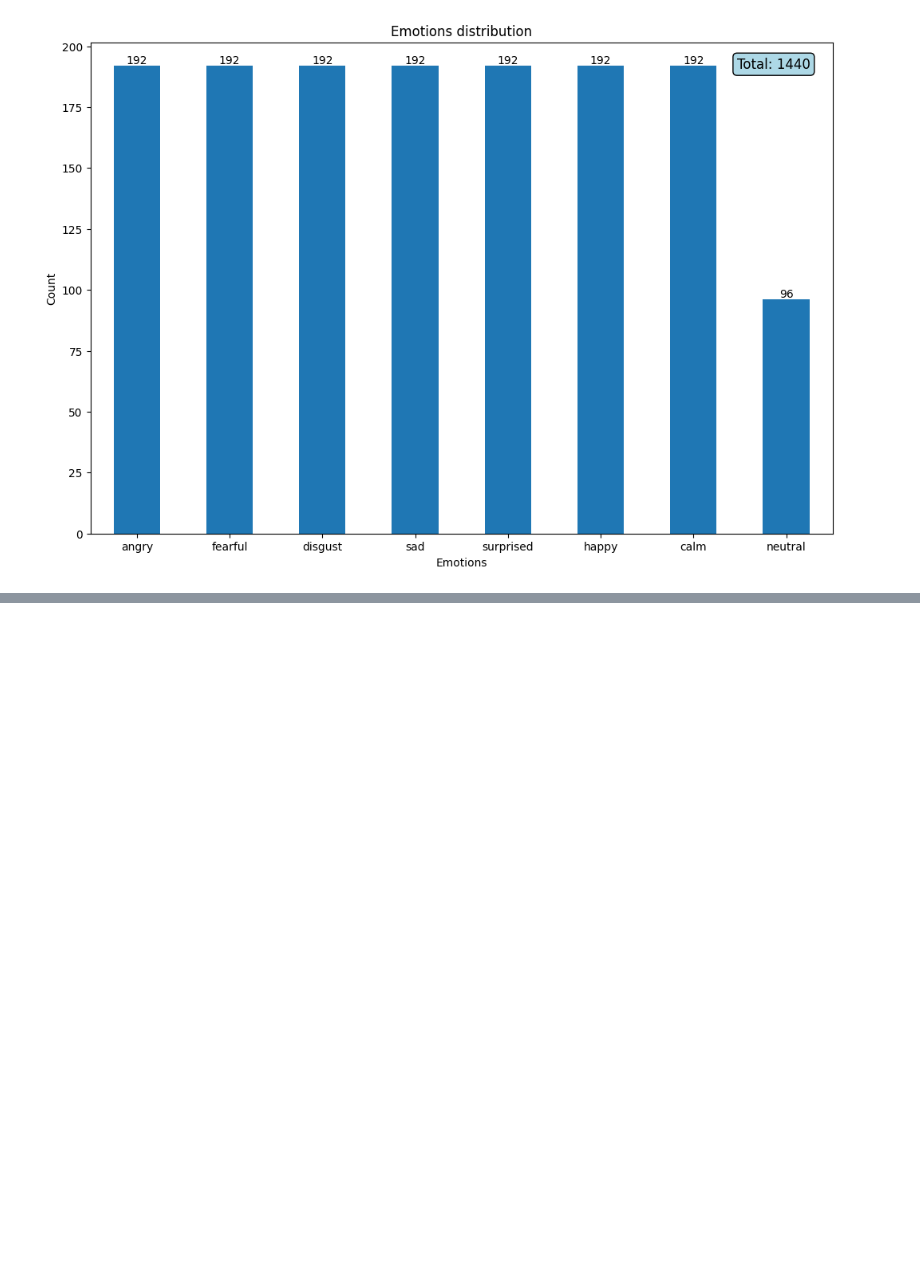
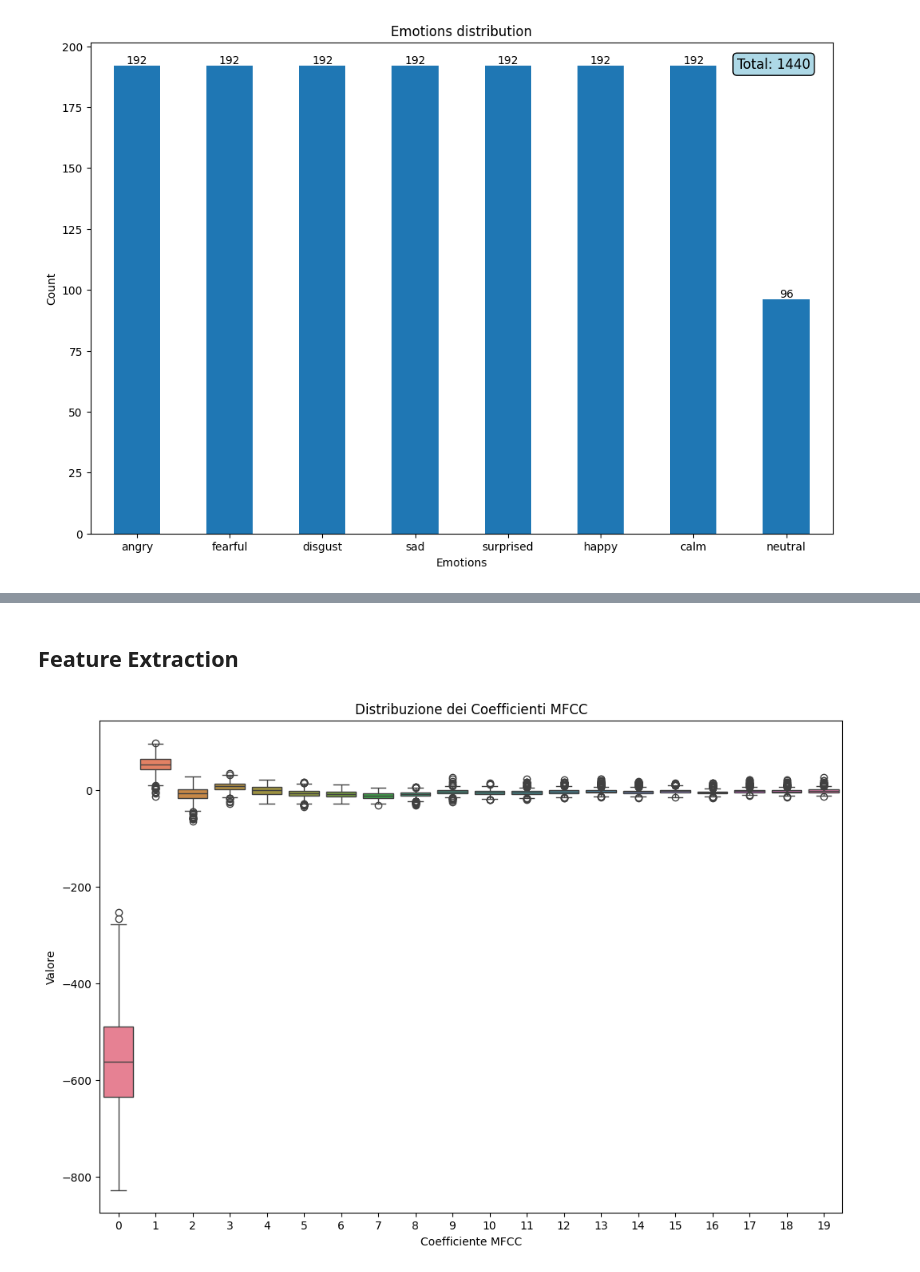
Before and after one commit to Silvano315/Speech-Emotion-Recognition-model-and-gui, a Jupyter notebook: notebooks/EDA.ipynb, the cells around one changed output, grey strips where cells are left out. Saved outputs shown, nothing was run; the diff lists cells and outputs as text; code cells hidden in the pictures; blank space fills up the shorter version.

```diff
--- a/notebooks/EDA.ipynb
+++ b/notebooks/EDA.ipynb
@@ -43,0 +60,21 @@ fig.show()
+# %% [markdown]
+## Feature Extraction
+# %%
+def extract_features(file_path):
+    audio, sr = librosa.load(file_path, duration=3, sr=22050)
+    mfcc = librosa.feature.mfcc(y=audio, sr = sr, n_mfcc=20)
+    return np.mean(mfcc.T, axis=0)
+
+df['features'] = df['path'].apply(extract_features)
+X = np.array(df['features'].tolist())
+y = df['emotion']
+# %%
+# Visualizzazione delle caratteristiche MFCC
+plt.figure(figsize=(12, 8))
+sns.boxplot(data=X)
+plt.title('Distribuzione dei Coefficienti MFCC')
+plt.xlabel('Coefficiente MFCC')
+plt.ylabel('Valore')
+plt.show()
+# %% [output]
+[figure, added]
```
Also changed, not shown: parts of 4 cells of this notebook.
